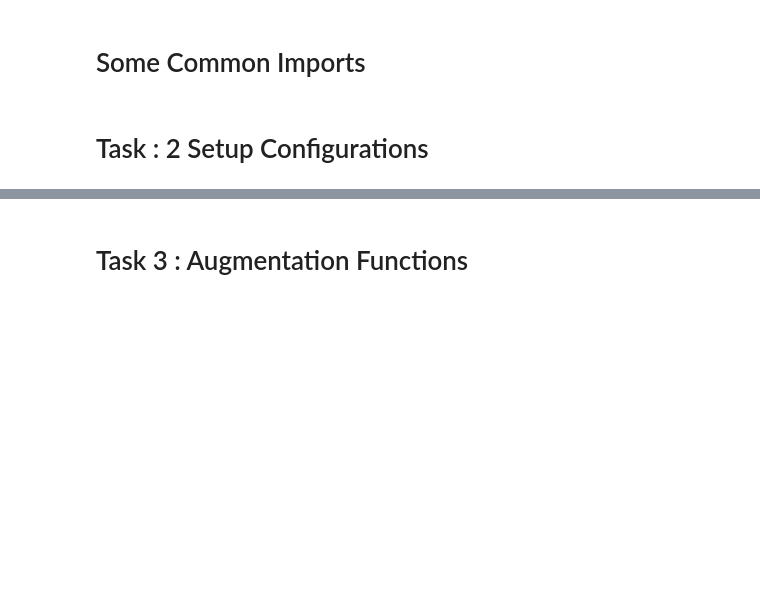
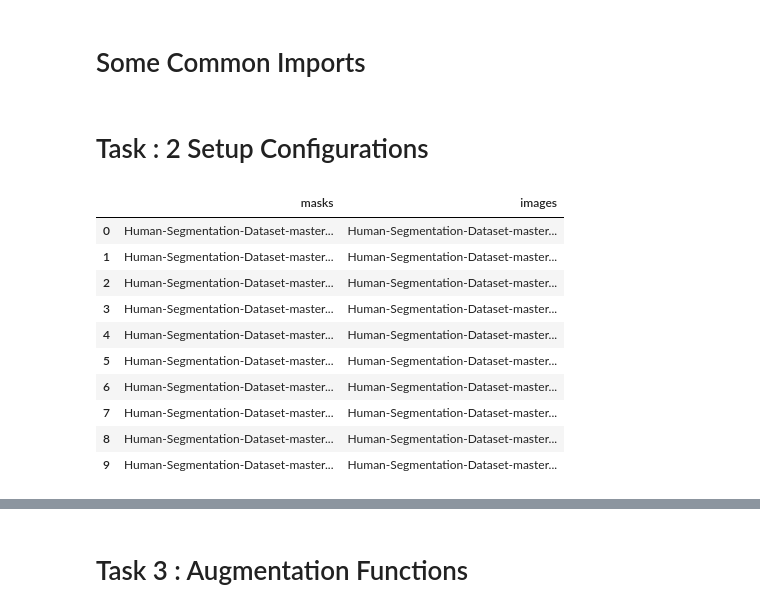
Before and after one commit to Souguiroumaima7/Deep-Learning-with-PyTorch-ImageSegmentation., a Jupyter notebook: Deep_Learning_with_PyTorch_ImageSegmentation.ipynb, the cells around one changed output, grey strips where cells are left out. Drawn from its saved outputs; the diff is of its cells as text; code cells hidden in the pictures; blank space fills up the shorter version.

```diff
--- a/Deep_Learning_with_PyTorch_ImageSegmentation.ipynb
+++ b/Deep_Learning_with_PyTorch_ImageSegmentation.ipynb
@@ -34,3 +42,27 @@ from tqdm import tqdm
 import helper
 # %% [markdown]
 # Task : 2 Setup Configurations
+# %%
+CSV_FILE ='/content/Human-Segmentation-Dataset-master/train.csv'
+DATA_DIR ='/content/'
+DEVICE ='cuda'
+EPOCHS = 25
+LR =0.003
+IMG_SIZE = 320
+ENCODER ='timm-efficientnet-b0'
+WEIGHTS ='imagenet'
+# %%
+df = pd.read_csv (CSV_FILE)
+df.head(10)
+# %% [output]
+|  | masks | images |
+| 0 | Human-Segmentation-Dataset-master... | Human-Segmentation-Dataset-master... |
+| 1 | Human-Segmentation-Dataset-master... | Human-Segmentation-Dataset-master... |
+| 2 | Human-Segmentation-Dataset-master... | Human-Segmentation-Dataset-master... |
+| 3 | Human-Segmentation-Dataset-master... | Human-Segmentation-Dataset-master... |
+| 4 | Human-Segmentation-Dataset-master... | Human-Segmentation-Dataset-master... |
+| 5 | Human-Segmentation-Dataset-master... | Human-Segmentation-Dataset-master... |
+| 6 | Human-Segmentation-Dataset-master... | Human-Segmentation-Dataset-master... |
+| 7 | Human-Segmentation-Dataset-master... | Human-Segmentation-Dataset-master... |
+| 8 | Human-Segmentation-Dataset-master... | Human-Segmentation-Dataset-master... |
+| 9 | Human-Segmentation-Dataset-master... | Human-Segmentation-Dataset-master... |
```
Also changed, not shown: parts of 25 cells of this notebook.
